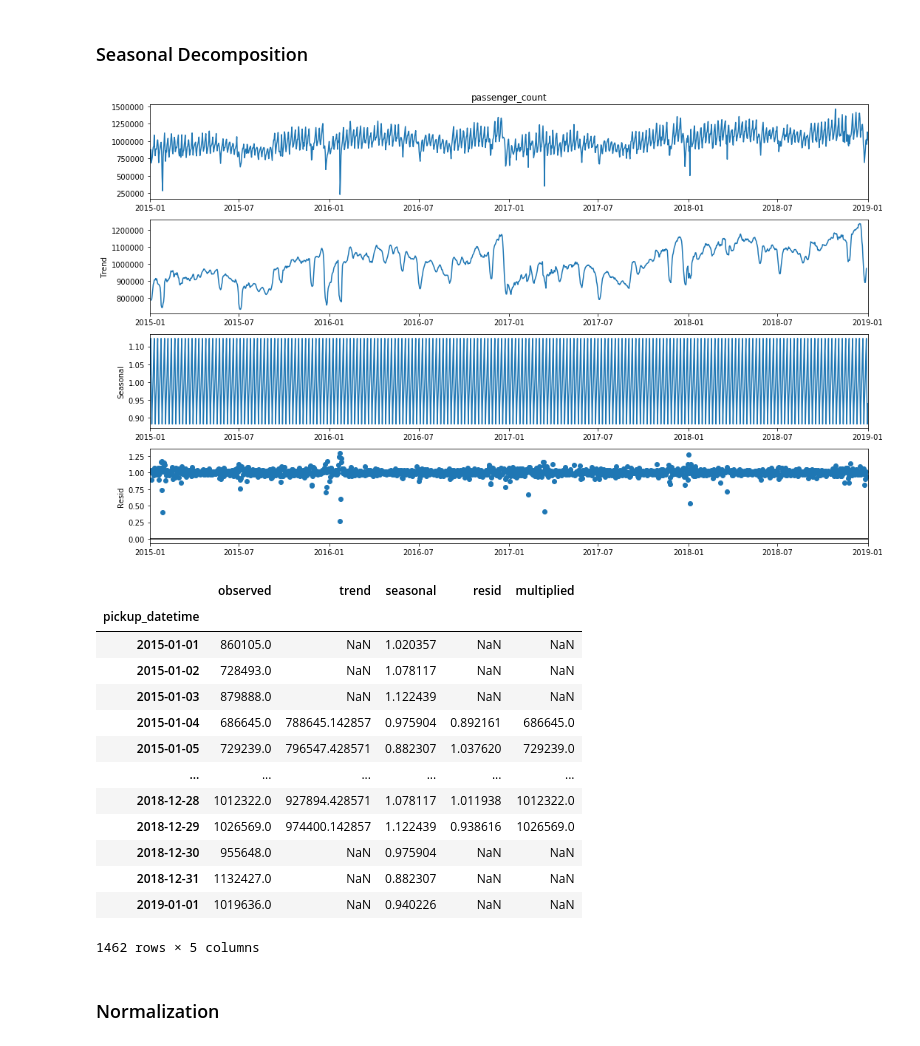
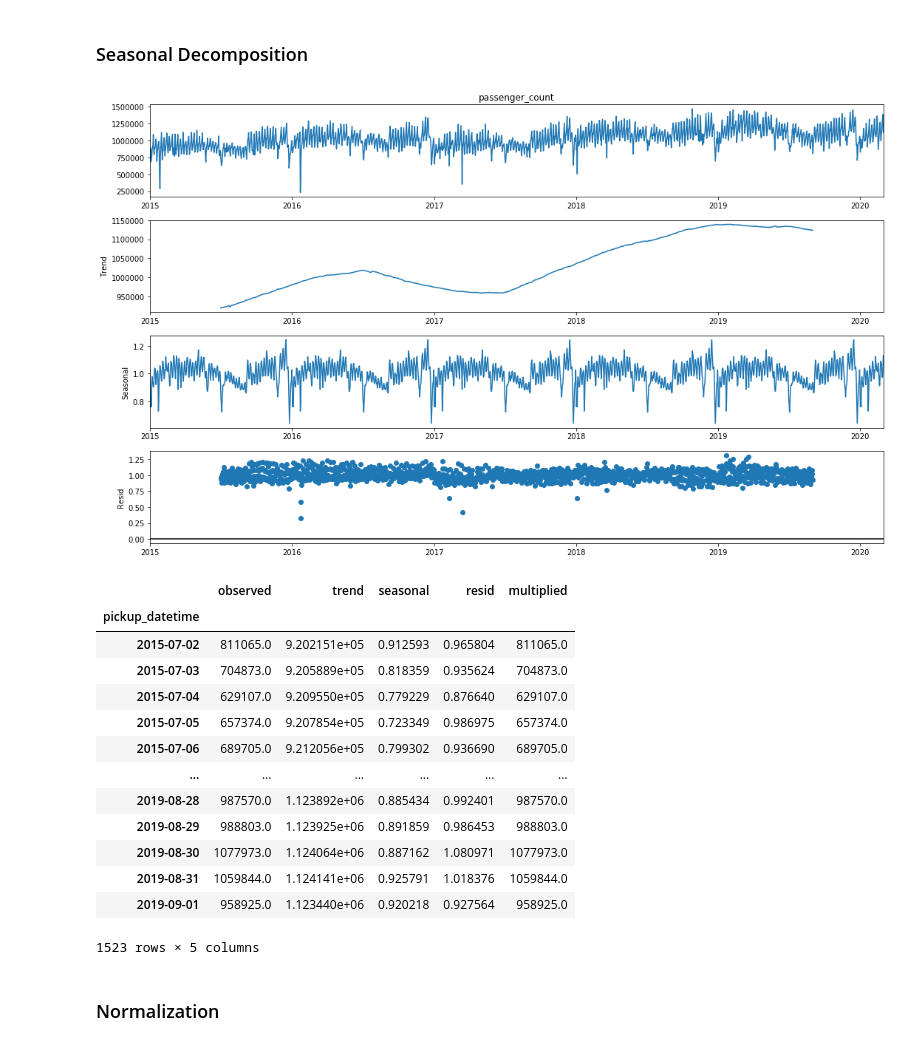
Before and after one commit to sujeongcha/TimeSeries-Transporation-and-Covid19, a Jupyter notebook: Modelling/taxi_modelling.ipynb, the cells around one changed output. Drawn from its saved outputs; the diff is of its cells as text; code cells hidden in the pictures.

```diff
--- a/Modelling/taxi_modelling.ipynb
+++ b/Modelling/taxi_modelling.ipynb
@@ -74,6 +74,8 @@ test = preCovid[trainCutoff:]
 # %% [markdown]
 ### Plotting ACF, PACF
 # %%
+from pylab import rcParams
+rcParams['figure.figsize'] = 5, 3
 lag = len(train) -1
 plot_acf(x=train, lags=30, title='ACF')  ## ACF plots shows strong seasonality
 plt.show()
@@ -86,28 +88,28 @@ plt.show()
 ### Seasonal Decomposition
 # %%
 # https://machinelearningmastery.com/decompose-time-series-data-trend-seasonality/
-from pylab import rcParams
 rcParams['figure.figsize'] = 15, 9
-train_decompose = seasonal_decompose(train, model='multiplicative')
-train_decompose.plot()
+preCovid_decompose = seasonal_decompose(preCovid, model='multiplicative', freq=365)
+preCovid_decompose.plot()
 plt.show()
 # %% [output]
-[figure, old version]
+[figure, new version]
 # %%
-pd.DataFrame({"observed": train_decompose.observed, "trend": train_decompose.trend, "seasonal": train_decompose.seasonal, \
-              "resid": train_decompose.resid, "multiplied": train_decompose.trend*train_decompose.seasonal*train_decompose.resid})
+pd.DataFrame({"observed": preCovid_decompose.observed, "trend": preCovid_decompose.trend, \
+              "seasonal": preCovid_decompose.seasonal, "resid": preCovid_decompose.resid, \
+              "multiplied": preCovid_decompose.trend*preCovid_decompose.seasonal*preCovid_decompose.resid})[182:-182]
 # %% [output]
 |  | observed | trend | seasonal | resid | multiplied |
 | pickup_datetime |  |  |  |  |  |
-| 2015-01-01 | 860105.0 | NaN | 1.020357 | NaN | NaN |
-| 2015-01-02 | 728493.0 | NaN | 1.078117 | NaN | NaN |
-| 2015-01-03 | 879888.0 | NaN | 1.122439 | NaN | NaN |
-| 2015-01-04 | 686645.0 | 788645.142857 | 0.975904 | 0.892161 | 686645.0 |
-| 2015-01-05 | 729239.0 | 796547.428571 | 0.882307 | 1.037620 | 729239.0 |
+| 2015-07-02 | 811065.0 | 9.202151e+05 | 0.912593 | 0.965804 | 811065.0 |
+| 2015-07-03 | 704873.0 | 9.205889e+05 | 0.818359 | 0.935624 | 704873.0 |
+| 2015-07-04 | 629107.0 | 9.209550e+05 | 0.779229 | 0.876640 | 629107.0 |
+| 2015-07-05 | 657374.0 | 9.207854e+05 | 0.723349 | 0.986975 | 657374.0 |
+| 2015-07-06 | 689705.0 | 9.212056e+05 | 0.799302 | 0.936690 | 689705.0 |
 | ... | ... | ... | ... | ... | ... |
-| 2018-12-28 | 1012322.0 | 927894.428571 | 1.078117 | 1.011938 | 1012322.0 |
-| 2018-12-29 | 1026569.0 | 974400.142857 | 1.122439 | 0.938616 | 1026569.0 |
-| 2018-12-30 | 955648.0 | NaN | 0.975904 | NaN | NaN |
-| 2018-12-31 | 1132427.0 | NaN | 0.882307 | NaN | NaN |
-| 2019-01-01 | 1019636.0 | NaN | 0.940226 | NaN | NaN |
+| 2019-08-28 | 987570.0 | 1.123892e+06 | 0.885434 | 0.992401 | 987570.0 |
+| 2019-08-29 | 988803.0 | 1.123925e+06 | 0.891859 | 0.986453 | 988803.0 |
+| 2019-08-30 | 1077973.0 | 1.124064e+06 | 0.887162 | 1.080971 | 1077973.0 |
+| 2019-08-31 | 1059844.0 | 1.124141e+06 | 0.925791 | 1.018376 | 1059844.0 |
+| 2019-09-01 | 958925.0 | 1.123440e+06 | 0.920218 | 0.927564 | 958925.0 |
-1462 rows × 5 columns
+1523 rows × 5 columns
```
Also changed, not shown: parts of 15 cells of this notebook.
